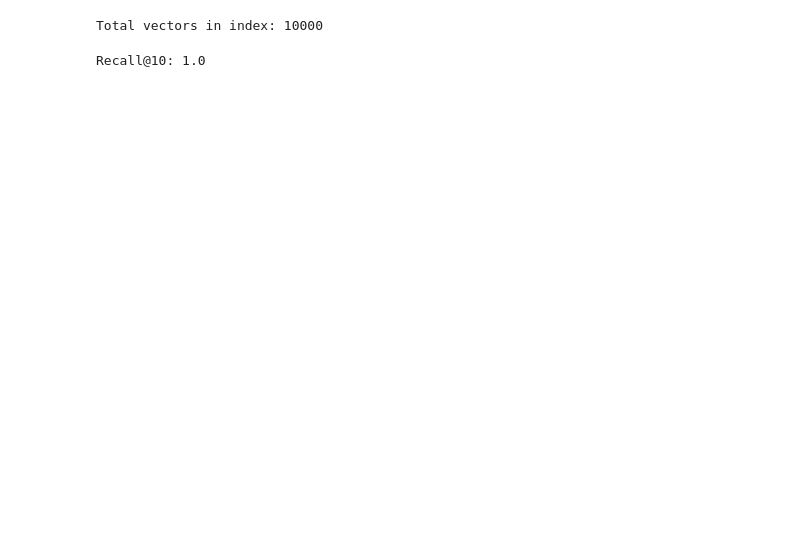
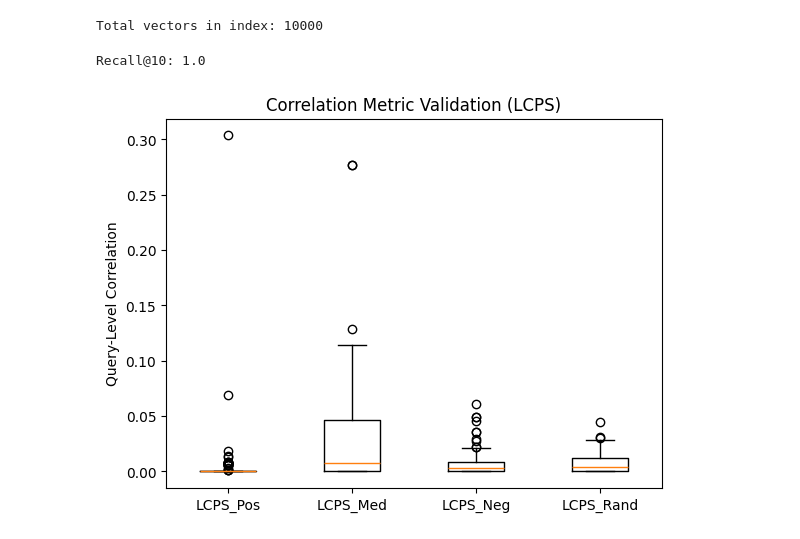
Before and after one commit to aadam19/filtered-vector-search, a Jupyter notebook: src/set_up.ipynb, the cells around one changed output. Saved outputs shown, nothing was run; the diff lists cells and outputs as text; code cells hidden in the pictures; blank space fills up the shorter version.

Commit message:
metric might be working

```diff
--- a/src/set_up.ipynb
+++ b/src/set_up.ipynb
@@ -84,3 +100,7 @@ attr_hc_correlated = generate_correlated(base_vectors, k=500)
+# %%
+### Random, uncorrelated
+attr_lc_rand = generate_uncorrelated(n, k=5)
+attr_hc_rand = generate_uncorrelated(n, k=500)
 # %%
 index_flat = faiss.IndexFlatL2(d)
 index_flat.add(base_vectors)
@@ -106,0 +230,40 @@ Recall@10: 1.0
+# %%
+# Is the predicate locally skewed? (low entropy)
+# Are predicate embeddings locally tight? (high dispersion)
+# Correlation is high only if BOTH hold.
+
+### Build estimators for each attribute type
+est_lc_pos = CorrelationEstimator(base_vectors, attr_lc_pos)
+est_lc_neg = CorrelationEstimator(base_vectors, attr_lc_neg)
+est_lc_med = CorrelationEstimator(base_vectors, attr_lc_med)
+est_lc_rand = CorrelationEstimator(base_vectors, attr_lc_rand)
+
+### Sample queries
+rng = np.random.default_rng(42)
+query_indices = rng.choice(len(query_vectors), size=100, replace=False)
+sample_queries = query_vectors[query_indices]
+
+def make_predicate(value):
+    return lambda a: a == value
+
+def compute_distribution(estimator, attr):
+    values = []
+    for qi, q in zip(query_indices, sample_queries):
+        pred_value = attr[qi]   # aligned predicate
+        pred = make_predicate(pred_value)
+        values.append(estimator.compute_query_level(q, pred))
+    return values
+
+corr_pos = compute_distribution(est_lc_pos, attr_lc_pos)
+corr_rand = compute_distribution(est_lc_rand, attr_lc_rand)
+corr_neg = compute_distribution(est_lc_neg, attr_lc_neg)
+corr_med = compute_distribution(est_lc_med, attr_lc_med)
+# %%
+plt.figure()
+plt.boxplot([corr_pos, corr_med, corr_neg, corr_rand])
+plt.xticks([1,2,3,4], ["LCPS_Pos", "LCPS_Med", "LCPS_Neg", "LCPS_Rand"])
+plt.ylabel("Query-Level Correlation")
+plt.title("Correlation Metric Validation (LCPS)")
+plt.show()
+# %% [output]
+[figure, added]
```
Also changed, not shown: parts of 10 cells of this notebook.
